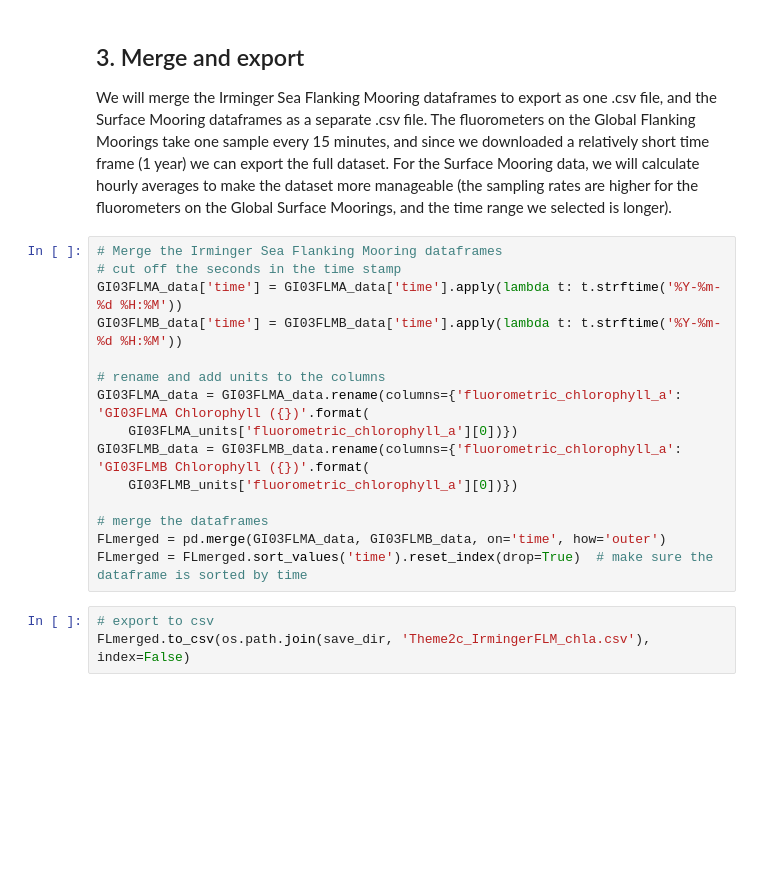
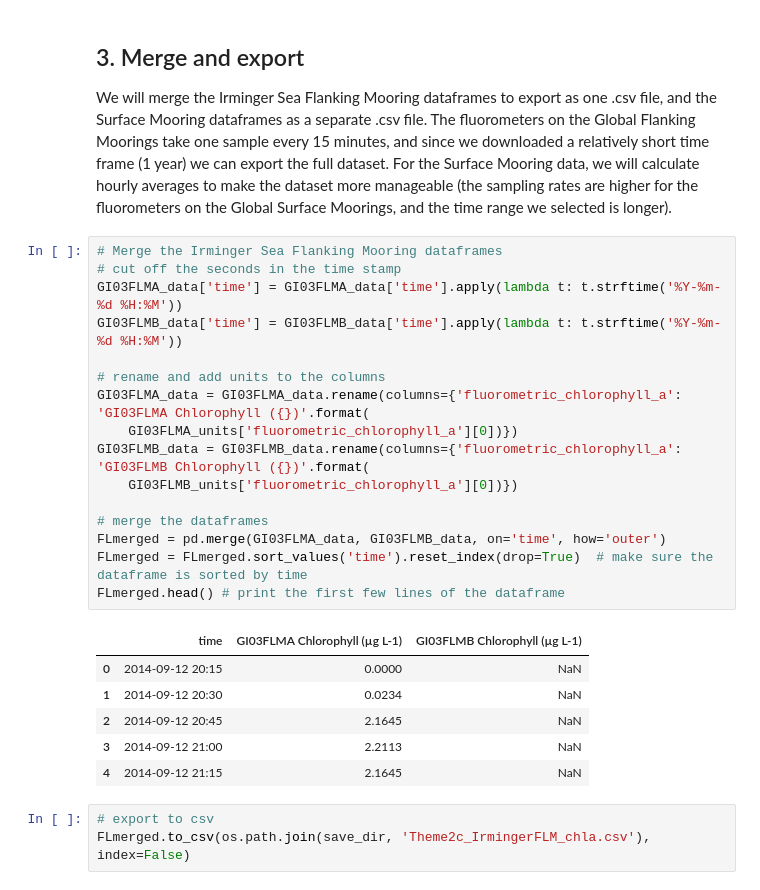
Before and after one commit to ooi-data-lab/nugget-notebooks, a Jupyter notebook: Theme2c_global_phytoplankton_blooms.ipynb, the cells around one changed output. Cells and saved outputs as stored; diff of their text form; blank space fills up the shorter version.

```diff
--- a/Theme2c_global_phytoplankton_blooms.ipynb
+++ b/Theme2c_global_phytoplankton_blooms.ipynb
@@ -200,18 +200,26 @@ We will merge the Irminger Sea Flanking Mooring dataframes to export as one .csv
 # %%
 # Merge the Irminger Sea Flanking Mooring dataframes
 # cut off the seconds in the time stamp
 GI03FLMA_data['time'] = GI03FLMA_data['time'].apply(lambda t: t.strftime('%Y-%m-%d %H:%M'))
 GI03FLMB_data['time'] = GI03FLMB_data['time'].apply(lambda t: t.strftime('%Y-%m-%d %H:%M'))
 
 # rename and add units to the columns
 GI03FLMA_data = GI03FLMA_data.rename(columns={'fluorometric_chlorophyll_a': 'GI03FLMA Chlorophyll ({})'.format(
     GI03FLMA_units['fluorometric_chlorophyll_a'][0])})
 GI03FLMB_data = GI03FLMB_data.rename(columns={'fluorometric_chlorophyll_a': 'GI03FLMB Chlorophyll ({})'.format(
     GI03FLMB_units['fluorometric_chlorophyll_a'][0])})
 
 # merge the dataframes
 FLmerged = pd.merge(GI03FLMA_data, GI03FLMB_data, on='time', how='outer')
 FLmerged = FLmerged.sort_values('time').reset_index(drop=True)  # make sure the dataframe is sorted by time
+FLmerged.head() # print the first few lines of the dataframe
+# %% [output]
+|  | time | GI03FLMA Chlorophyll (µg L-1) | GI03FLMB Chlorophyll (µg L-1) |
+| 0 | 2014-09-12 20:15 | 0.0000 | NaN |
+| 1 | 2014-09-12 20:30 | 0.0234 | NaN |
+| 2 | 2014-09-12 20:45 | 2.1645 | NaN |
+| 3 | 2014-09-12 21:00 | 2.2113 | NaN |
+| 4 | 2014-09-12 21:15 | 2.1645 | NaN |
 # %%
 # export to csv
 FLmerged.to_csv(os.path.join(save_dir, 'Theme2c_IrmingerFLM_chla.csv'), index=False)
```
Also changed, not shown: parts of 1 cell of this notebook, 3 other files.
